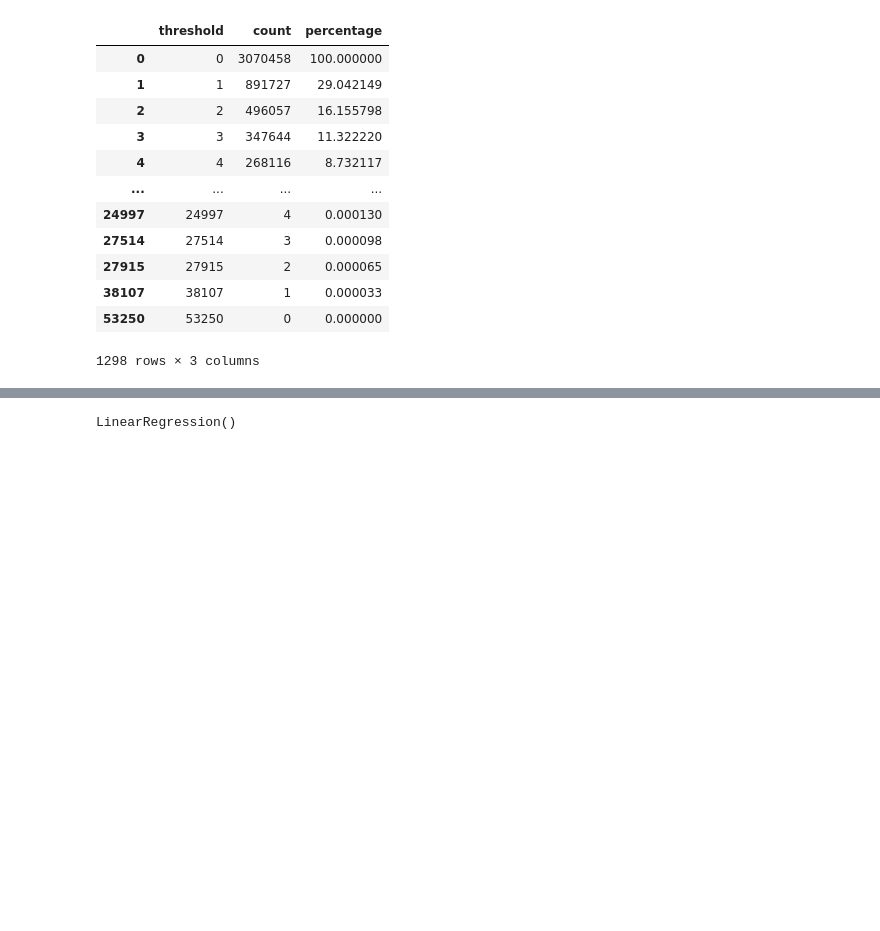
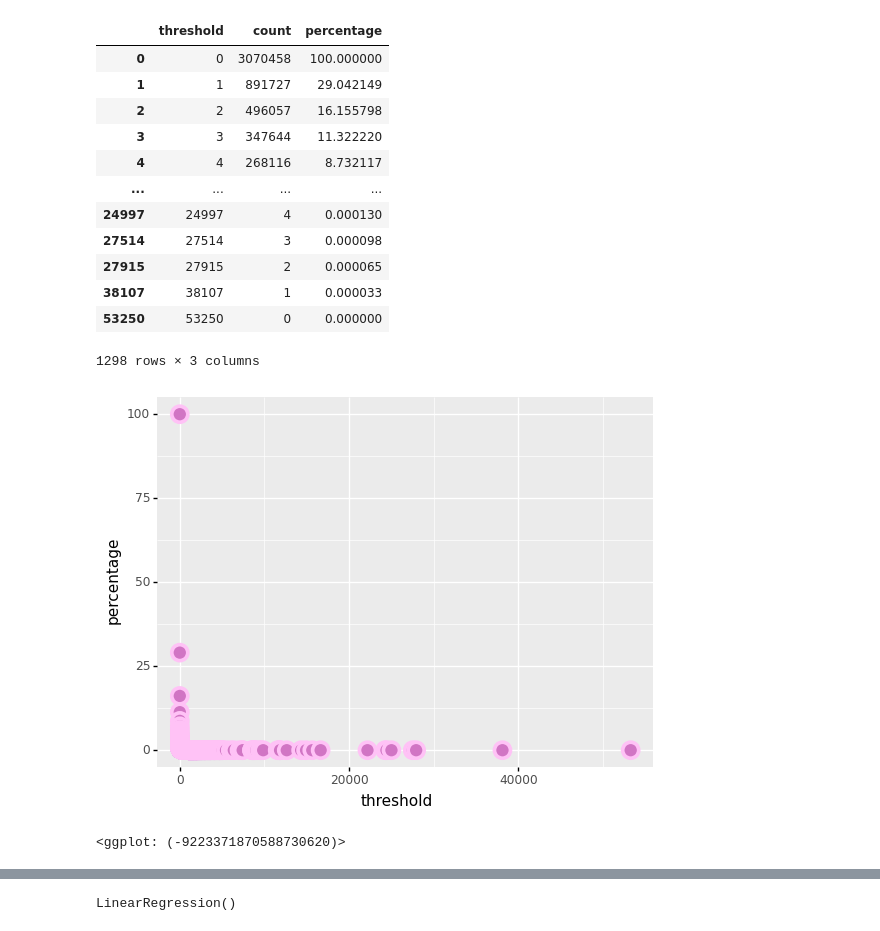
Before and after one commit to birgitsormus/noun-adj-classification, a Jupyter notebook: data exploration.ipynb, the cells around one changed output, grey strips where cells are left out. Drawn from its saved outputs; the diff is of its cells as text; code cells hidden in the pictures; blank space fills up the shorter version.

```diff
--- a/data exploration.ipynb
+++ b/data exploration.ipynb
@@ -175,6 +175,20 @@ df2
 | 38107 | 38107 | 1 | 0.000033 |
 | 53250 | 53250 | 0 | 0.000000 |
 1298 rows × 3 columns
+# %%
+fig_og = (
+    ggplot(data=df2) +
+    aes(x = 'threshold', y = 'percentage') +
+    geom_point(fill = '#d175c4',
+               size = 5,
+               stroke = 1.5,
+               colour = '#ffc2f6',
+               shape = 'o')
+)
+fig_og
+# %% [output]
+[figure, added]
+<ggplot: (-9223371870588730620)>
 # %%
 fig = (
     ggplot(data=df2) +
```
Also changed, not shown: parts of 117 cells of this notebook.
